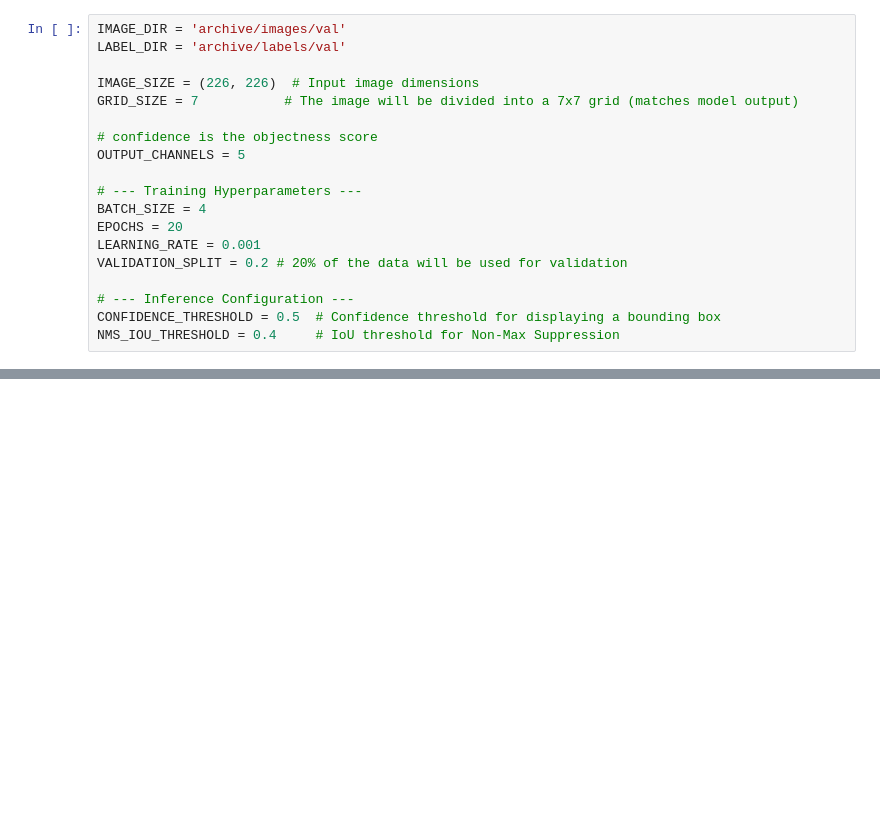
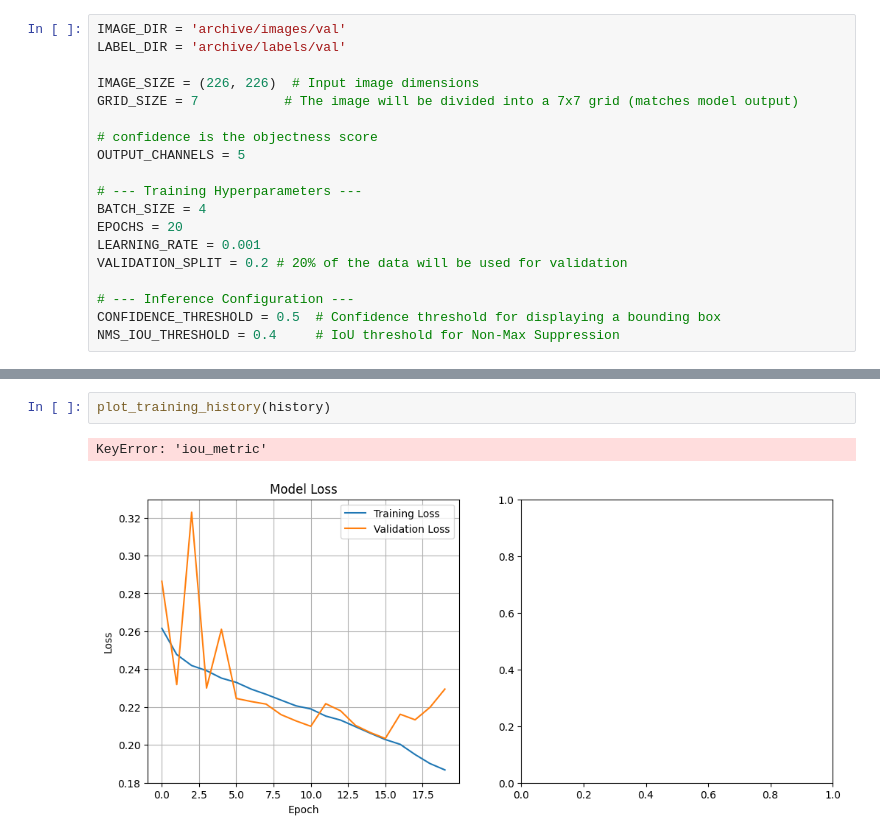
Before and after one commit to dheepakshakthi/CNN_Model, a Jupyter notebook: tf_CNN3.ipynb, the cells around one changed output, grey strips where cells are left out. Saved outputs shown, nothing was run; the diff lists cells and outputs as text; blank space fills up the shorter version.

```diff
--- a/tf_CNN3.ipynb
+++ b/tf_CNN3.ipynb
@@ -602,5 +603,10 @@ Epoch 20/20
 WARNING:absl:You are saving your model as an HDF5 file via `model.save()` or `keras.saving.save_model(model)`. This file format is considered legacy. We recommend using instead the native Keras format ...
 --- Training complete. Model saved as 'person_detector_model.h5' ---
+# %%
+plot_training_history(history)
+# %% [output]
+KeyError: 'iou_metric'
+[figure, added]
 # %%
 MODEL_FILE = 'person_detector_model.h5'
 IMAGE_FILE = 'e0e3506f627b4374bd15dc7aeeceb2f7.jpg'
```
Also changed, not shown: parts of 7 cells of this notebook, 2 other files.
